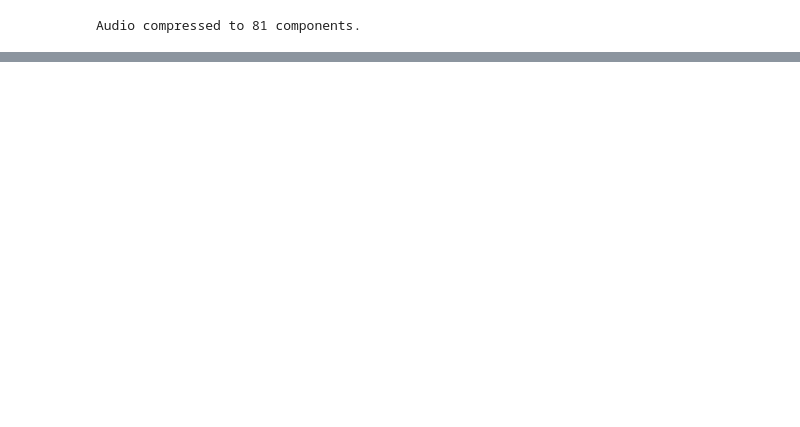
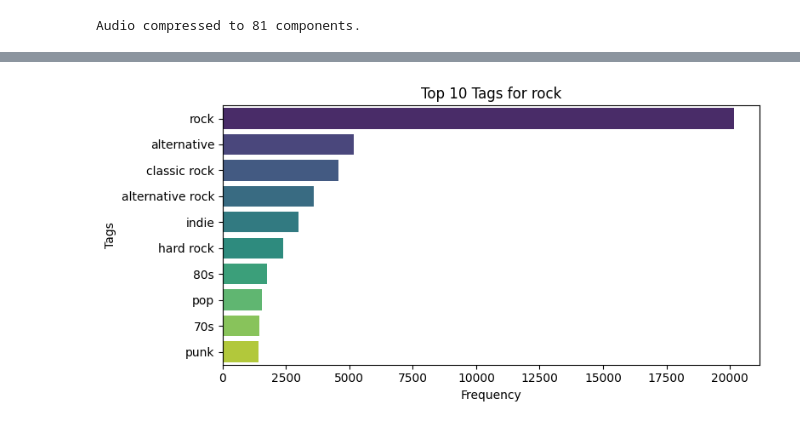
Before and after one commit to KimonSMN/df_multimodal_sdi26_paratasi_plz, a Jupyter notebook: Untitled.ipynb, the cells around one changed output, grey strips where cells are left out. Saved outputs shown, nothing was run; the diff lists cells and outputs as text; code cells hidden in the pictures; blank space fills up the shorter version.

```diff
--- a/Untitled.ipynb
+++ b/Untitled.ipynb
@@ -224,3 +223,100 @@ plt.show()
 # final_df['mfcc_stats'] = audio_features.tolist()
 # final_output = final_df[['id', 'genre', 'lyrics', 'mfcc_stats']]
 # final_output.to_csv('final_dataset_part_a.csv', index=False)
+# %%
+import pandas as pd
+import numpy as np
+import matplotlib.pyplot as plt
+import seaborn as sns
+from sklearn.metrics.pairwise import cosine_similarity
+
+# --- ΛΥΣΗ ΓΙΑ ΤΟ PERFORMANCE WARNING ---
+final_df = final_df.copy()
+
+# ==========================================
+# 1. Bar Chart: Τα 10 πιο συχνά tags ανά είδος
+# ==========================================
+print("--- Top 10 Tags ανά Genre ---")
+for genre in top_5_genres:
+    # Βρίσκουμε τα tags για το συγκεκριμένο είδος
+    genre_data = final_tags[final_tags['genre'] == genre]
+
+    # Ενώνουμε όλα τα tags και τα χωρίζουμε με κόμμα
+    all_tags = ','.join(genre_data['tags'].dropna()).split(',')
+    # Καθαρίζουμε από κενά spaces
+    all_tags = [tag.strip() for tag in all_tags if tag.strip()]
+
+    # Μετράμε και κρατάμε τα top 10
+    top_10 = pd.Series(all_tags).value_counts().head(10)
+
+    plt.figure(figsize=(8, 4))
+    sns.barplot(x=top_10.values, y=top_10.index, palette='viridis')
+    plt.title(f"Top 10 Tags for {genre}")
+    plt.xlabel("Frequency")
+    plt.ylabel("Tags")
+    plt.tight_layout()
+    plt.show()
+
+# ==========================================
+# 2. Πόσα τραγούδια κατατάσσονται στο καθένα από τα Top-5 είδη
+# ==========================================
+plt.figure(figsize=(8, 5))
+top_genres_counts = final_df['genre'].value_counts()
+sns.barplot(x=top_genres_counts.index, y=top_genres_counts.values, palette='magma')
+plt.title("Αριθμός Τραγουδιών ανά Top-5 Είδος")
+plt.xlabel("Είδος (Genre)")
+plt.ylabel("Αριθμός Τραγουδιών")
+plt.show()
+
+# ==========================================
+# 3. Κατανομή Μεγέθους Στίχων
+# ==========================================
+# Πλήθος χαρακτήρων
+final_df['char_count'] = final_df['lyrics'].apply(len)
+# Πλήθος λέξεων (split με κενά)
+final_df['word_count'] = final_df['lyrics'].apply(lambda x: len(str(x).split()))
+# Πλήθος meaningful λέξεων (χωρίς stopwords)
+final_df['meaningful_word_count'] = final_df['lyrics'].apply(
+    lambda x: len([w for w in str(x).lower().split() if w not in stop_words])
+)
+
+fig, axes = plt.subplots(1, 3, figsize=(18, 5))
+
+sns.histplot(final_df['char_count'], bins=50, ax=axes[0], color='skyblue')
+axes[0].set_title('Κατανομή Χαρακτήρων')
+
+sns.histplot(final_df['word_count'], bins=50, ax=axes[1], color='lightgreen')
+axes[1].set_title('Κατανομή Λέξεων')
+
+sns.histplot(final_df['meaningful_word_count'], bins=50, ax=axes[2], color='salmon')
+axes[2].set_title('Κατανομή Meaningful Λέξεων (No Stopwords)')
+
+plt.tight_layout()
+plt.show()
+
+# ==========================================
+# 4. Similarity Analysis (Συνημιτονοειδής Ομοιότητα) [cite: 37]
+# ==========================================
+# Επιλέγουμε τυχαία ένα τραγούδι ως "στόχο" (π.χ. το πρώτο, index = 0)
+target_idx = 0
+target_id = final_df.iloc[target_idx]['id']
+target_genre = final_df.iloc[target_idx]['genre']
+print(f"\nΑναζήτηση ομοιοτήτων για το Τραγούδι-Στόχο: {target_id} (Genre: {target_genre})\n")
+
+# --- Similarity βάσει Στίχων (Text) ---
+text_sims = cosine_similarity(text_embeddings[target_idx].reshape(1, -1), text_embeddings)[0]
+# argsort() επιστρέφει τους δείκτες σε αύξουσα σειρά. Θέλουμε τα 5 μεγαλύτερα εκτός από το ίδιο το τραγούδι
+top5_text_indices = text_sims.argsort()[-6:-1][::-1]
+
+print(">>> Top 5 Όμοια Τραγούδια βάσει TEXT (Στίχοι):")
+for idx in top5_text_indices:
+    print(f"ID: {final_df.iloc[idx]['id']} | Genre: {final_df.iloc[idx]['genre']} | Similarity: {text_sims[idx]:.4f}")
+
+# --- Similarity βάσει Ήχου (Audio) ---
+audio_sims = cosine_similarity(audio_embeddings[target_idx].reshape(1, -1), audio_embeddings)[0]
+top5_audio_indices = audio_sims.argsort()[-6:-1][::-1]
+
+print("\n>>> Top 5 Όμοια Τραγούδια βάσει AUDIO (MFCCs):")
+for idx in top5_audio_indices:
+    print(f"ID: {final_df.iloc[idx]['id']} | Genre: {final_df.iloc[idx]['genre']} | Similarity: {audio_sims[idx]:.4f}")
+# %% [output]
@@ -226,0 +327 @@ plt.show()
+[figure, added]
```
Also changed, not shown: parts of 3 cells of this notebook.
